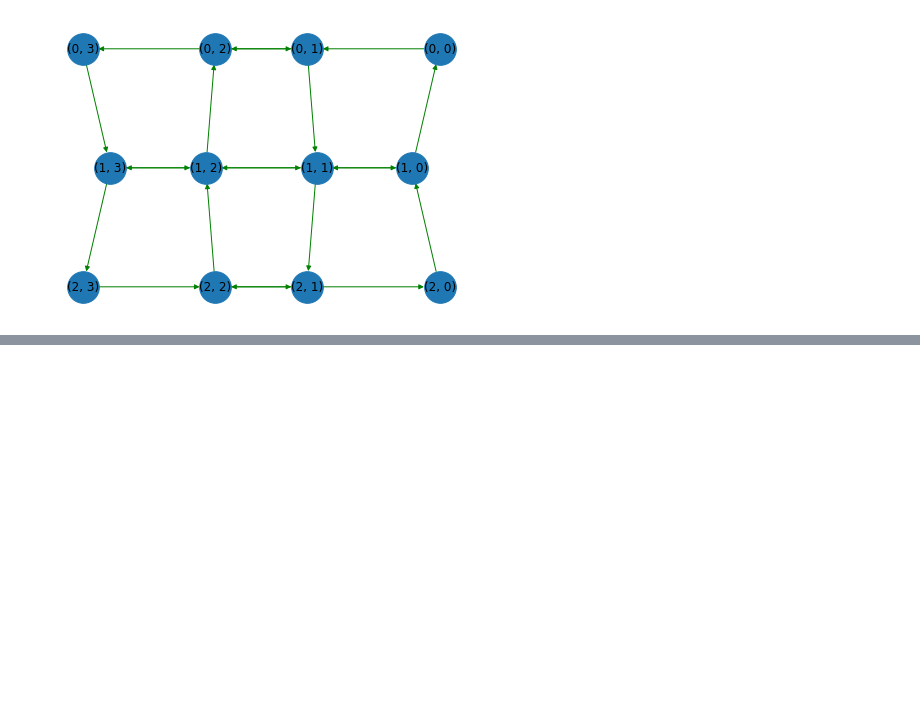
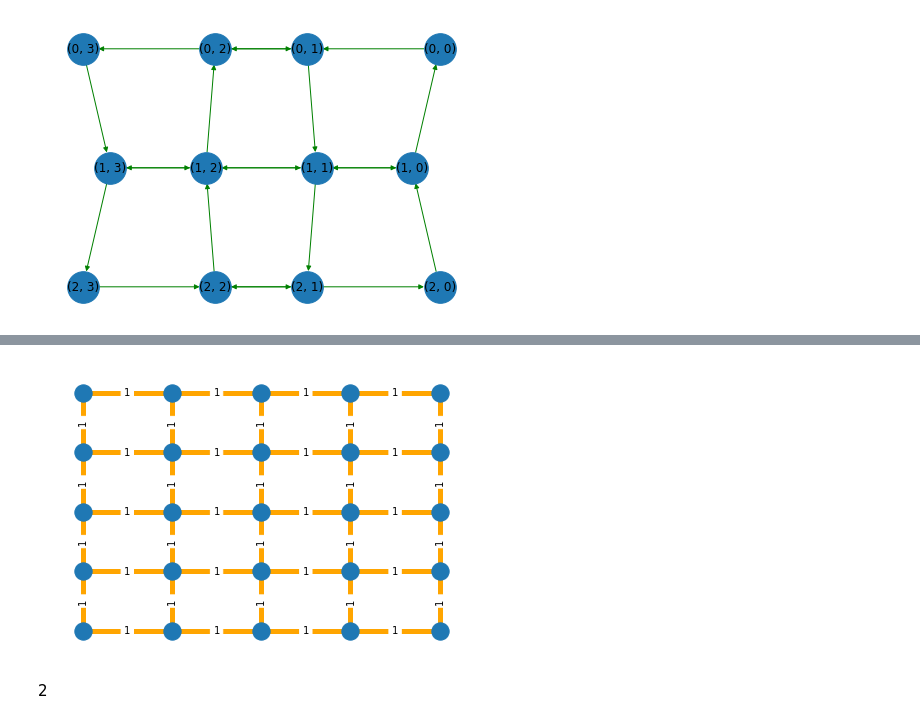
Before and after one commit to Mayachiu/NetworkX, a Jupyter notebook: NetworkX.ipynb, the cells around one changed output, grey strips where cells are left out. Saved outputs shown, nothing was run; the diff lists cells and outputs as text; code cells hidden in the pictures; blank space fills up the shorter version.

```diff
--- a/NetworkX.ipynb
+++ b/NetworkX.ipynb
@@ -140,0 +154,20 @@ nx.draw_spectral(D,with_labels=True, node_size=1000,edge_color="g",width=1)
+# %%
+m, n = 5, 5
+lb, ub = 1, 20
+G = nx.grid_2d_graph(m, n)
+for (i,j) in G.edges():
+    G[i][j]["weight"] = 1
+pos ={(i,j):(i,j) for (i,j) in G.nodes() }
+# %%
+plt.figure()
+nx.draw(G, pos=pos, node_size=100)
+edge_labels ={}
+for (i,j) in G.edges():
+    edge_labels[i,j] = f"{ G[i][j]['weight'] }"
+nx.draw_networkx_edge_labels(G,pos,edge_labels=edge_labels)
+nx.draw(G, pos=pos, width=5, edge_color ="orange")
+plt.show()
+# %% [output]
+[figure, added]
+# %% [markdown]
+2
```
Also changed, not shown: parts of 32 cells of this notebook.
